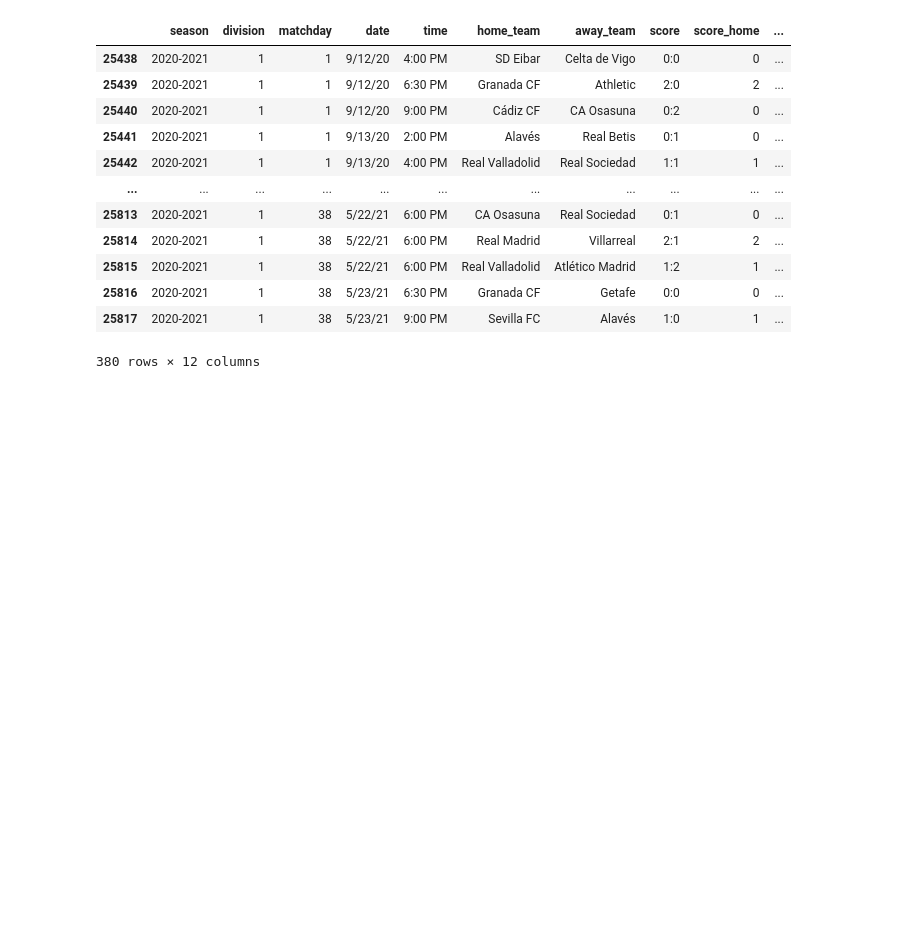
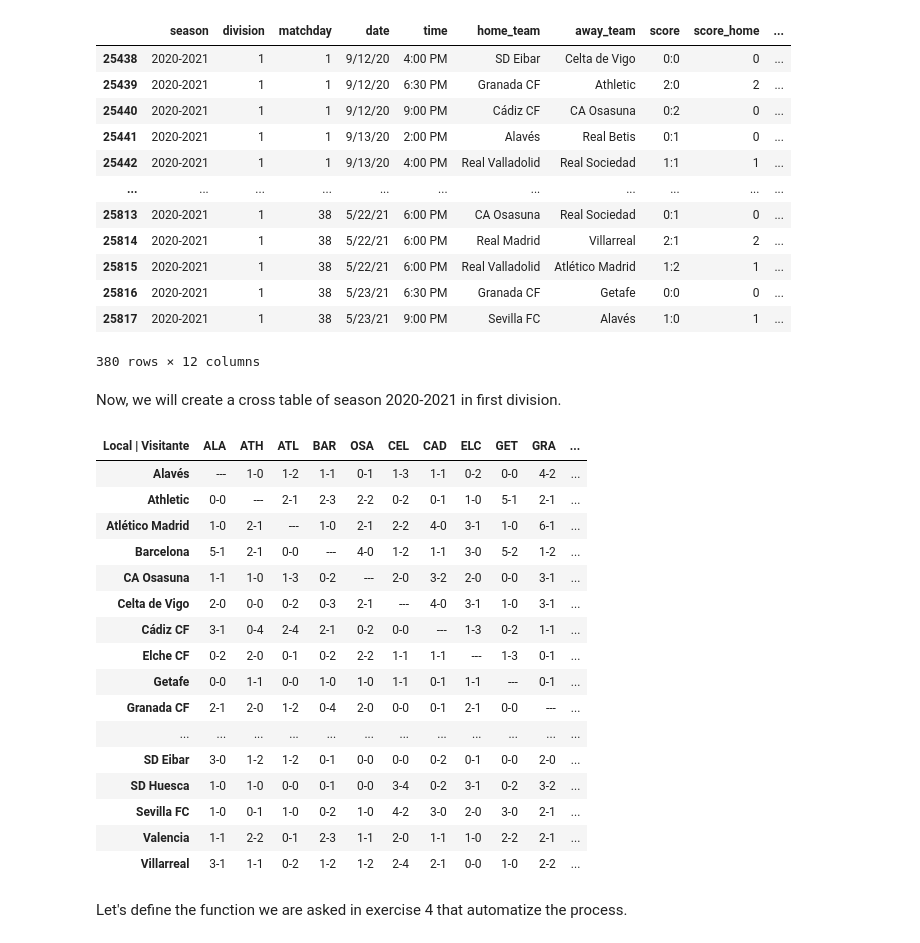
Before and after one commit to jorgers29/Spanish_Football_Analysis, a Jupyter notebook: analysis/LaLigaDataAnalysis.ipynb, the cells around one changed output. Saved outputs shown, nothing was run; the diff lists cells and outputs as text; code cells hidden in the pictures; blank space fills up the shorter version.

```diff
--- a/analysis/LaLigaDataAnalysis.ipynb
+++ b/analysis/LaLigaDataAnalysis.ipynb
@@ -205,3 +209,52 @@ df_season_2021
 | 25816 | 2020-2021 | 1 | 38 | 5/23/21 | 6:30 PM | Granada CF | Getafe | 0:0 | 0 | ... |
 | 25817 | 2020-2021 | 1 | 38 | 5/23/21 | 9:00 PM | Sevilla FC | Alavés | 1:0 | 1 | ... |
 380 rows × 12 columns
+# %% [markdown]
+Now, we will create a cross table of season 2020-2021 in first division.
+# %%
+pd.set_option('display.multi_sparse', False)
+tab_season_2021 = pd.crosstab(df_season_2021["home_team"], df_season_2021["away_team"],
+            values = df_season_2021["score_home"].astype(str) + "-" + df_season_2021["score_visitor"].astype(str),
+           aggfunc = "first").fillna("---")
+tab_season_2021.columns = ["ALA", "ATH", "ATL", "BAR", "OSA", "CEL", "CAD", "ELC", "GET", "GRA", "LEV", "BET", "RMA", "RSO", "VLL", "EIB", "HUE", "SEV", "VAL", "VIL"]
+tab_season_2021.columns.name = "Local | Visitante"
+tab_season_2021.index.name = None
+def colores(val):
+    parts = val.split('-')  # Split the value into parts
+    if len(parts) == 2:
+        home, visitor = map(int, parts)  # Convert to integers
+        goal_difference = home - visitor
+        if goal_difference > 0:
+            intensity = min(1.0, goal_difference / 5.0)  # Limit intensity to 1.0
+            color = f'rgba(0, 255, 0, {intensity})'  # Green with variable alpha (intensity)
+        elif goal_difference < 0:
+            intensity = min(1.0, abs(goal_difference) / 5.0)  # Limit intensity to 1.0
+            color = f'rgba(255, 0, 0, {intensity})'  # Red with variable alpha (intensity)
+        else:
+            return ''  # No formatting for a draw
+        return f'background-color: {color}'
+    return ''  # No formatting for invalid or draw scores
+
+tab_season_2021 = tab_season_2021.style.map(colores)
+
+tab_season_2021
+# %% [output]
+| Local | Visitante | ALA | ATH | ATL | BAR | OSA | CEL | CAD | ELC | GET | GRA | ... |
+| Alavés | --- | 1-0 | 1-2 | 1-1 | 0-1 | 1-3 | 1-1 | 0-2 | 0-0 | 4-2 | ... |
+| Athletic | 0-0 | --- | 2-1 | 2-3 | 2-2 | 0-2 | 0-1 | 1-0 | 5-1 | 2-1 | ... |
+| Atlético Madrid | 1-0 | 2-1 | --- | 1-0 | 2-1 | 2-2 | 4-0 | 3-1 | 1-0 | 6-1 | ... |
+| Barcelona | 5-1 | 2-1 | 0-0 | --- | 4-0 | 1-2 | 1-1 | 3-0 | 5-2 | 1-2 | ... |
+| CA Osasuna | 1-1 | 1-0 | 1-3 | 0-2 | --- | 2-0 | 3-2 | 2-0 | 0-0 | 3-1 | ... |
+| Celta de Vigo | 2-0 | 0-0 | 0-2 | 0-3 | 2-1 | --- | 4-0 | 3-1 | 1-0 | 3-1 | ... |
+| Cádiz CF | 3-1 | 0-4 | 2-4 | 2-1 | 0-2 | 0-0 | --- | 1-3 | 0-2 | 1-1 | ... |
+| Elche CF | 0-2 | 2-0 | 0-1 | 0-2 | 2-2 | 1-1 | 1-1 | --- | 1-3 | 0-1 | ... |
+| Getafe | 0-0 | 1-1 | 0-0 | 1-0 | 1-0 | 1-1 | 0-1 | 1-1 | --- | 0-1 | ... |
+| Granada CF | 2-1 | 2-0 | 1-2 | 0-4 | 2-0 | 0-0 | 0-1 | 2-1 | 0-0 | --- | ... |
+| ... | ... | ... | ... | ... | ... | ... | ... | ... | ... | ... | ... |
+| SD Eibar | 3-0 | 1-2 | 1-2 | 0-1 | 0-0 | 0-0 | 0-2 | 0-1 | 0-0 | 2-0 | ... |
+| SD Huesca | 1-0 | 1-0 | 0-0 | 0-1 | 0-0 | 3-4 | 0-2 | 3-1 | 0-2 | 3-2 | ... |
+| Sevilla FC | 1-0 | 0-1 | 1-0 | 0-2 | 1-0 | 4-2 | 3-0 | 2-0 | 3-0 | 2-1 | ... |
+| Valencia | 1-1 | 2-2 | 0-1 | 2-3 | 1-1 | 2-0 | 1-1 | 1-0 | 2-2 | 2-1 | ... |
+| Villarreal | 3-1 | 1-1 | 0-2 | 1-2 | 1-2 | 2-4 | 2-1 | 0-0 | 1-0 | 2-2 | ... |
+# %% [markdown]
+Let's define the function we are asked in exercise 4 that automatize the process.
```
Also changed, not shown: parts of 8 cells of this notebook.
